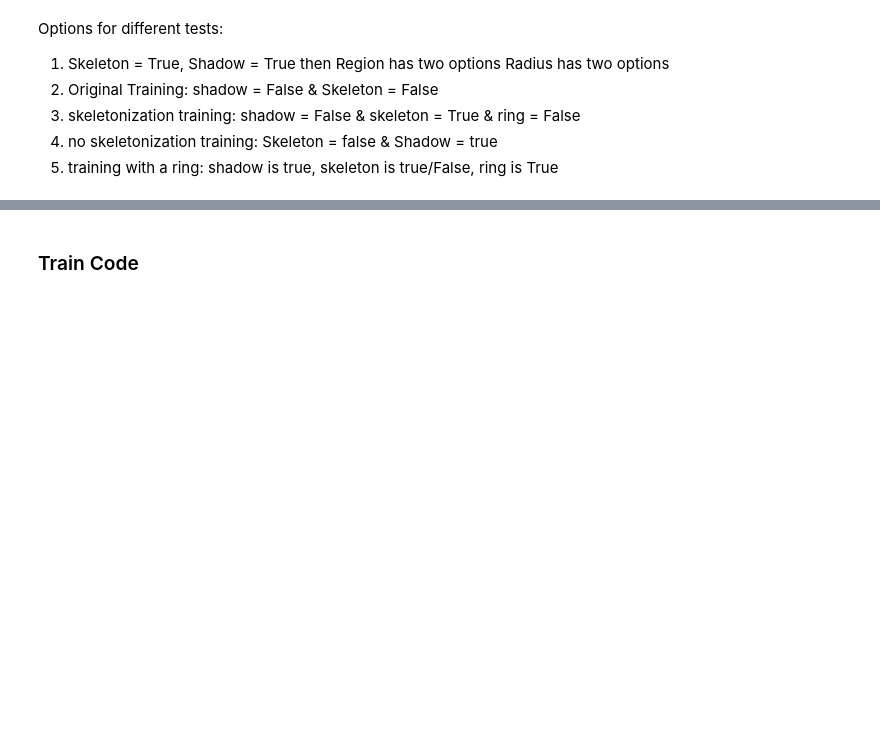
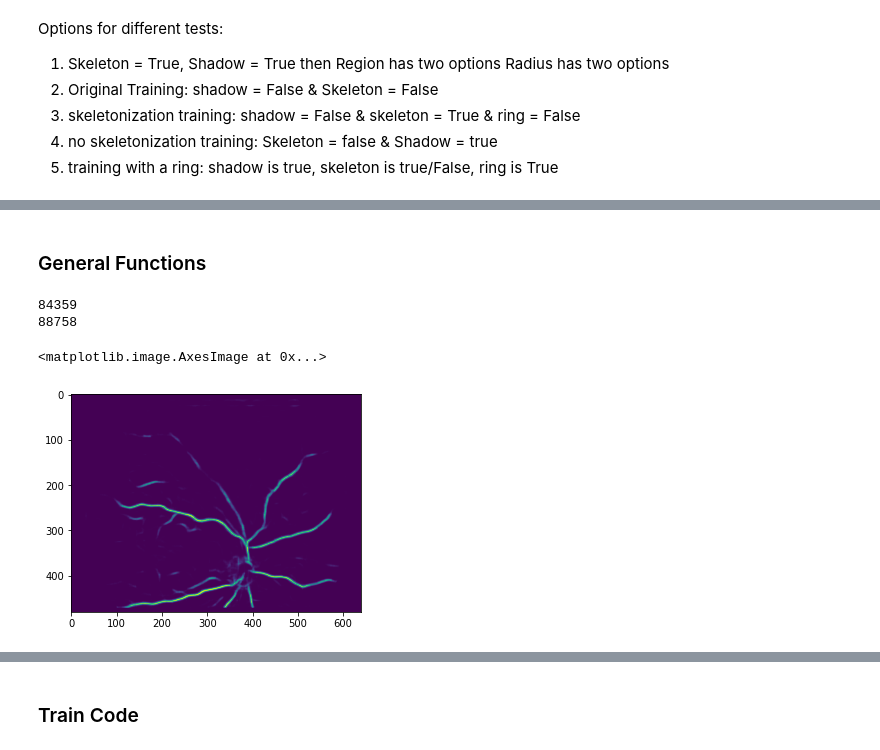
Before and after one commit to Centrattic/race, a Jupyter notebook: classifier_experiments/train.ipynb, the cells around one changed output, grey strips where cells are left out. Saved outputs shown, nothing was run; the diff lists cells and outputs as text; code cells hidden in the pictures; blank space fills up the shorter version.

```diff
--- a/classifier_experiments/train.ipynb
+++ b/classifier_experiments/train.ipynb
@@ -399,0 +352,2 @@ def determine_image_center(img, img_size, optic_csv_path): # using optic disk
+# %% [markdown]
+### General Functions
@@ -399,0 +377,15 @@ def determine_image_center(img, img_size, optic_csv_path): # using optic disk
+# %%
+for name, age in checksum_dict.items():
+    if age == 2364285:
+        print(name)
+# %% [output]
+84359
+88758
+# %%
+my_test_img = np.array(Image.open("/users/riya/race/dataset/segmentations/40786.bmp"))
+my_test_img2 = np.array(Image.open("/users/riya/race/dataset/segmentations/40795.bmp"))
+# %%
+plt.imshow(my_test_img)
+# %% [output]
+<matplotlib.image.AxesImage at 0x...>
+[figure, added]
```
Also changed, not shown: parts of 64 cells of this notebook, 1 other file.
